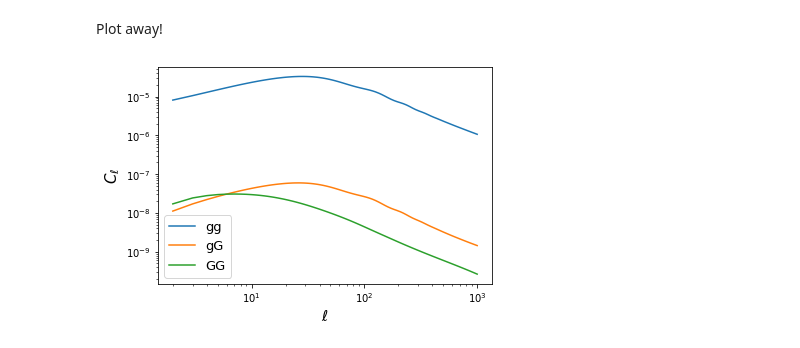
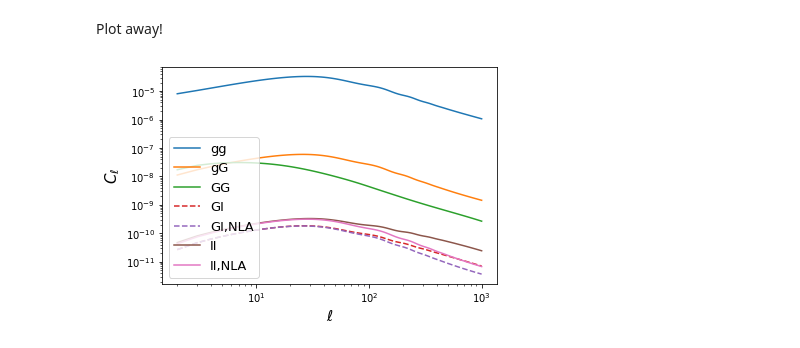
Before and after one commit to LSSTDESC/CCLX, a Jupyter notebook: PerturbationTheoryPk.ipynb, the cells around one changed output. Drawn from its saved outputs; the diff is of its cells as text; code cells hidden in the pictures.

```diff
--- a/PerturbationTheoryPk.ipynb
+++ b/PerturbationTheoryPk.ipynb
@@ -44,7 +44,8 @@ Om_m_fid = 0.3 #or could use DES convention and just remove Om_m/Om_m_fid
 
 c_1 = -1*a_1*5e-14*rho_crit*cosmo['Omega_m']/gz
 c_d = -1*a_d*5e-14*rho_crit*cosmo['Omega_m']/gz
-c_2 = a_2*5*5e-14*rho_crit*cosmo['Omega_m']**2/(Om_m_fid*gz**2)
+#c_2 = a_2*5*5e-14*rho_crit*cosmo['Omega_m']**2/(Om_m_fid*gz**2) #Blazek2019 convention
+c_2 = a_2*5*5e-14*rho_crit*cosmo['Omega_m']/(gz**2) #DES convention
 
 # Number counts
 ptt_g = pt.PTNumberCountsTracer(b1=b_1, b2=b_2, bs=b_s)
@@ -152,6 +153,7 @@ t_l = ccl.WeakLensingTracer(cosmo, dndz=(z, nz))
 # Note the required settings to isolate the IA term and set the IA bias to 1,
 # since we have added the IA bias terms at the P(k) level.
 t_i = ccl.WeakLensingTracer(cosmo, dndz=(z, nz), has_shear=False, ia_bias=(z, np.ones_like(z)), use_a_ia=False)
+t_i_nla = ccl.WeakLensingTracer(cosmo, dndz=(z, nz), has_shear=False, ia_bias=(z, np.ones_like(z)), use_a_ia=True)
 # %% [markdown]
 Now compute power spectra. Note how we pass the P(k)s we just calculated as `p_of_k_a`.
 # %%
@@ -160,16 +162,23 @@ cls={}
 cls['gg'] = ccl.angular_cl(cosmo, t_g, t_g, ell, p_of_k_a=pk_gg)
 cls['gG'] = ccl.angular_cl(cosmo, t_g, t_l, ell, p_of_k_a=pk_gm)
 cls['GG'] = ccl.angular_cl(cosmo, t_l, t_l, ell, p_of_k_a=pk_mm)
+cls['GI'] = ccl.angular_cl(cosmo, t_l, t_i, ell, p_of_k_a=pk_im)
+cls['GI,NLA'] = ccl.angular_cl(cosmo, t_l, t_i_nla, ell)
+cls['II'] = ccl.angular_cl(cosmo, t_i, t_i, ell, p_of_k_a=pk_ii)
+cls['II,NLA'] = ccl.angular_cl(cosmo, t_i_nla, t_i_nla, ell)
 # %% [markdown]
 Plot away!
 # %%
 plt.figure()
 for cn, c in cls.items():
-    plt.plot(ell, c, label=cn)
+    if c[0]>0:
+        plt.plot(ell, c, label=cn)
+    else:
+        plt.plot(ell, abs(c), '--', label=cn)
 plt.loglog()
 plt.legend(loc='lower left', ncol=1, fontsize=13)
 plt.xlabel(r'$\ell$', fontsize=15)
 plt.ylabel(r'$C_\ell$', fontsize=15)
 plt.show()
 # %% [output]
-[figure, old version]
+[figure, new version]
```
Also changed, not shown: parts of 2 cells of this notebook.
